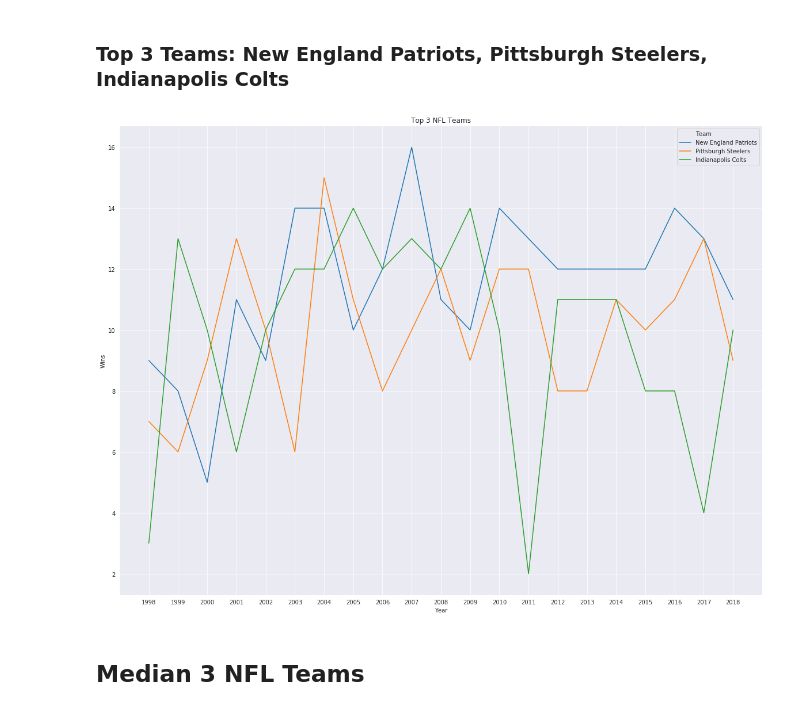
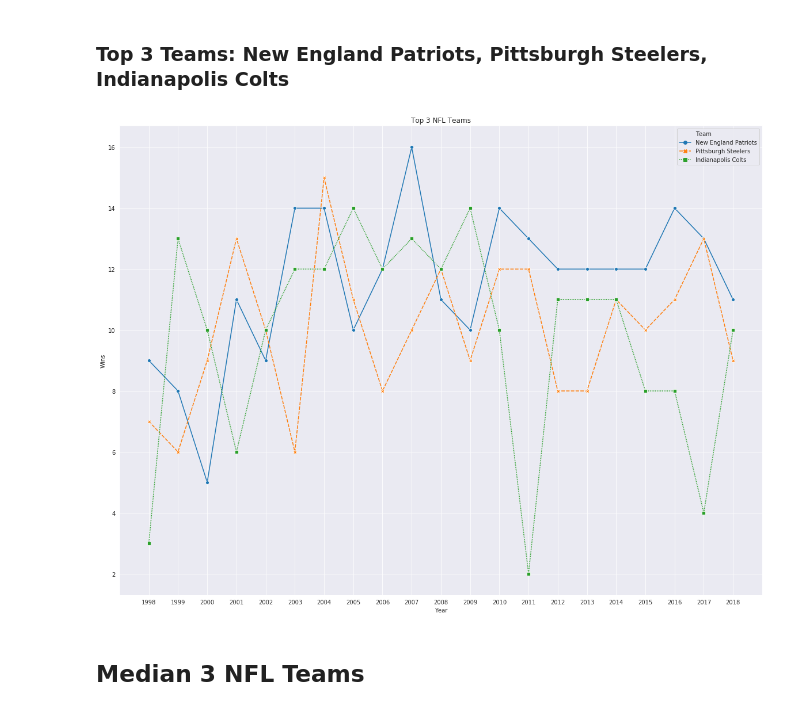
Before and after one commit to Git-hSin/TeamPerformanceCommImpact, a Jupyter notebook: tim_sports/tim_sports.ipynb, the cells around one changed output. Cells and saved outputs as stored; diff of their text form; code cells hidden in the pictures.

Commit message:
Added readability to plots

```diff
--- a/tim_sports/tim_sports.ipynb
+++ b/tim_sports/tim_sports.ipynb
@@ -305,12 +308,13 @@ top_3_nfl_teams = nfl_top_append.append(ind_df, ignore_index=False)
 # %%
 #Plot
 top_3_nfl_teams_plot = sns.lineplot(data= top_3_nfl_teams, x = top_3_nfl_teams["Year"],\
                                   y = top_3_nfl_teams["Wins"], \
-                                  hue = top_3_nfl_teams["Team"])
+                                  hue = top_3_nfl_teams["Team"], markers=True, \
+                                  style=top_3_nfl_teams["Team"], dashes=True)
 plt.title("Top 3 NFL Teams")
 plt.show()
 # %% [output]
-[figure, old version]
+[figure, new version]
 # %% [markdown]
 ##  Median 3 NFL Teams
 # %%
```
Also changed, not shown: parts of 8 cells of this notebook.
